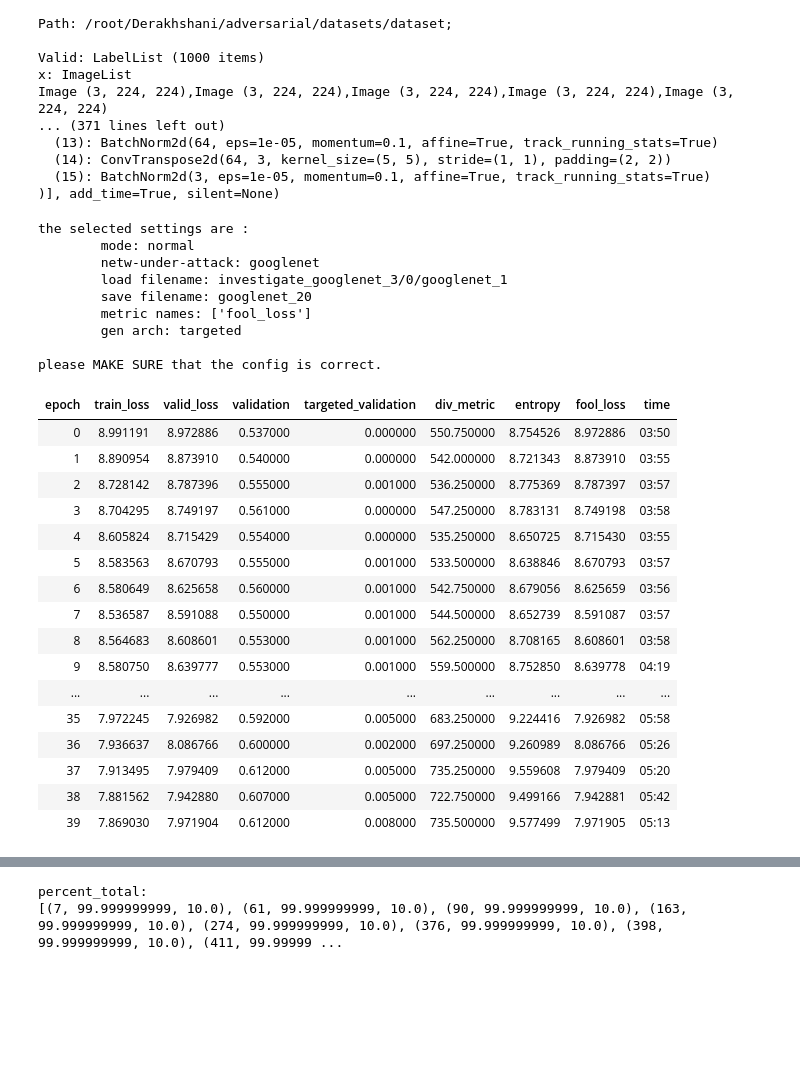
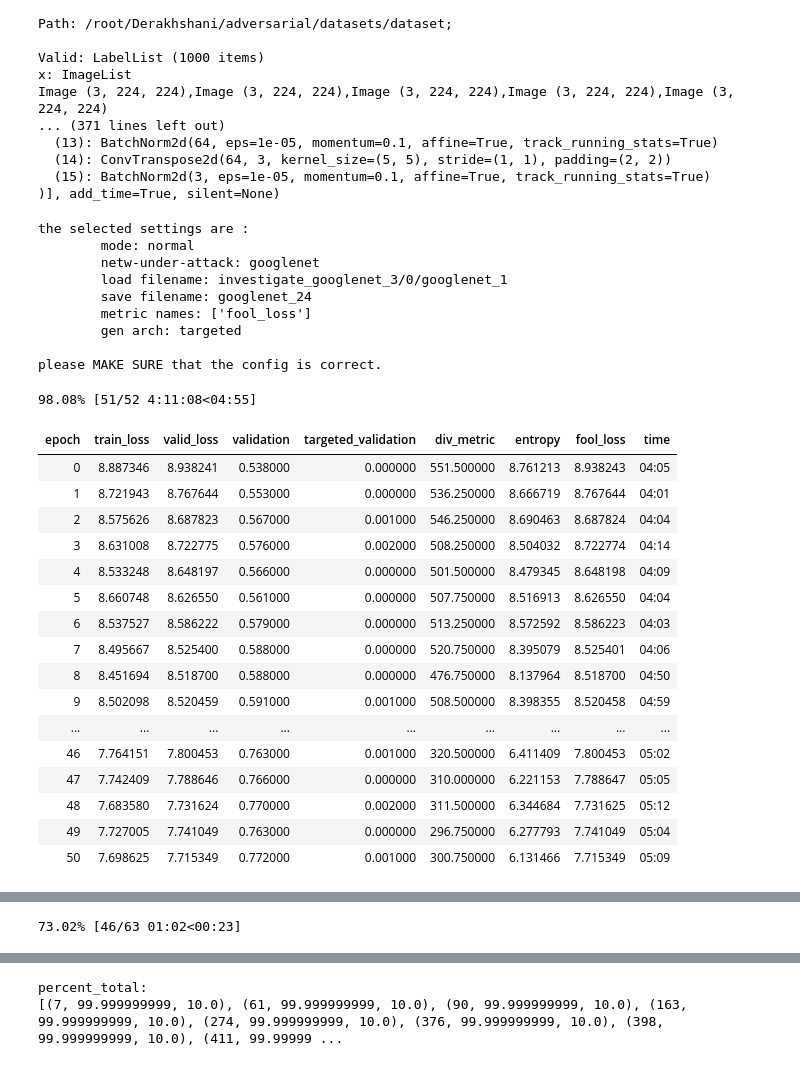
Before and after one commit to ahmad-PH/nag-notebooks, a Jupyter notebook: NAG_randomnessRemoval.ipynb, the cells around one changed output, grey strips where cells are left out. Drawn from its saved outputs; the diff is of its cells as text; code cells hidden in the pictures; blank space fills up the shorter version.

```diff
--- a/NAG_randomnessRemoval.ipynb
+++ b/NAG_randomnessRemoval.ipynb
@@ -991,7 +1019,7 @@ elif mode == "div_metric_calc":
   env.set_data_path('dataset')
   env.load_test_dataset(str(env.data_path))
 # %%
-batch_size = 32
+batch_size = 16
 gpu_flag = True
 nag_util.batch_size = batch_size; nag_util.gpu_flag = gpu_flag;
 tfms = get_transforms(do_flip=False, max_rotate=0)
@@ -1124,7 +1152,7 @@ class FileControl(LearnerCallback):
 # %%
 # env.save_filename = 'resnet50_65' #resnet50_64
 # env.save_filename = 'resnet50_17'
-env.save_filename = 'googlenet_20'
+env.save_filename = 'googlenet_24'
 
 if Path(env.get_csv_path() + '.csv').exists(): raise FileExistsError("csv_path already exists")
 if Path(env.get_models_path()).exists(): raise FileExistsError("models_path already exists")
@@ -1235,3 +1229,29 @@ class FoolingWeightScheduler(LearnerCallback):
+# %%
+class CyclicalLRScheduler(LearnerCallback):
+  def __init__(self, learn, max_lr, min_lr, cycle_len):
+    super().__init__(learn)
+    self.max_lr = max_lr
+    self.min_lr = min_lr
+    self.cycle_len = cycle_len
+
+  def on_train_begin(self, **kwargs):
+    self.n_iter_per_epoch = len(self.learn.data.train_dl)
+    self.cycle_len_iters = self.cycle_len * self.n_iter_per_epoch
+    self.learn.opt.lr = self.min_lr
+
+
+  def on_batch_end(self, iteration, train, **kwargs):
+    if train:
+      cycle_index = iteration % self.cycle_len_iters
+      half_cycle_len = self.cycle_len_iters / 2
+
+      if cycle_index < half_cycle_len:
+        new_lr = float(self.max_lr - self.min_lr) / half_cycle_len * cycle_index + self.min_lr
+      else:
+        new_lr = float(self.min_lr - self.max_lr) / half_cycle_len * (cycle_index - half_cycle_len) + self.max_lr
+
+#       print('iter: {}, lr: {}'.format(iteration, new_lr))
+      self.opt.lr = new_lr
 # %%
 try:
   load_filename
@@ -1250,7 +1270,7 @@ the selected settings are :
         mode: normal
         netw-under-attack: googlenet
         load filename: investigate_googlenet_3/0/googlenet_1
-        save filename: googlenet_20
+        save filename: googlenet_24
         metric names: ['fool_loss']
         gen arch: targeted
 
@@ -1261,46 +1281,49 @@ please MAKE SURE that the config is correct.
 # %%
 # RUN SITE
 if 'x' in env.save_filename and mode != 'sanity_check':
   raise ValueError('save_filename contains x')
 
 
 saver_best = SaveModelCallback(learn, every='improvement', monitor='validation', name=env.save_filename + "-best")
 saver_every_epoch = SaveModelCallback(learn, every='epoch', name=env.save_filename)
-fooling_weight_scheduler = FoolingWeightScheduler(learn, fooling_loss_index = 3)
+fooling_weight_scheduler = FoolingWeightScheduler(learn)
 lr_anneal = LRAnneal(learn, 1e-4)
 file_ctrl = FileControl(learn, '/root/Derakhshani/adversarial/ctrl', learn.model)
+cyclical_sched = CyclicalLRScheduler(learn, 3e-2, 6e-4, 4)
 
 callbacks = [saver_best, saver_every_epoch]
 # callbacks.append(lr_anneal)
 # callbacks.append(fooling_weight_scheduler)
 # callbacks.append(file_ctrl)
+callbacks.append(cyclical_sched)
 
-learn.fit(40, lr=1e-2, wd = 0., callbacks=callbacks)
+learn.fit(52, lr=6e-4, wd = 0., callbacks=callbacks)
 
 # with Hooks(gen, append_stats_normal) as hooks:
 #   learn.fit(1, lr=5e-03, wd = 0., callbacks=[saver_best, saver_every_epoch])
 
 # for i in range(10):
 #   learn.fit_one_cycle(7, wd = 0.,max_lr=1., div_factor = 1000.)
 
 shutil.copyfile(env.temp_csv_path + '/' + env.save_filename + ".csv", env.get_csv_path() + '.csv')
 shutil.copytree(env.data_path/env.get_learner_models_dir(), env.get_models_path())
 shutil.rmtree(env.data_path/env.get_learner_models_dir())
 # %% [output]
+98.08% [51/52 4:11:08<04:55]
 | epoch | train_loss | valid_loss | validation | targeted_validation | div_metric | entropy | fool_loss | time |
-| 0 | 8.991191 | 8.972886 | 0.537000 | 0.000000 | 550.750000 | 8.754526 | 8.972886 | 03:50 |
-| 1 | 8.890954 | 8.873910 | 0.540000 | 0.000000 | 542.000000 | 8.721343 | 8.873910 | 03:55 |
-| 2 | 8.728142 | 8.787396 | 0.555000 | 0.001000 | 536.250000 | 8.775369 | 8.787397 | 03:57 |
-| 3 | 8.704295 | 8.749197 | 0.561000 | 0.000000 | 547.250000 | 8.783131 | 8.749198 | 03:58 |
-| 4 | 8.605824 | 8.715429 | 0.554000 | 0.000000 | 535.250000 | 8.650725 | 8.715430 | 03:55 |
-| 5 | 8.583563 | 8.670793 | 0.555000 | 0.001000 | 533.500000 | 8.638846 | 8.670793 | 03:57 |
-| 6 | 8.580649 | 8.625658 | 0.560000 | 0.001000 | 542.750000 | 8.679056 | 8.625659 | 03:56 |
-| 7 | 8.536587 | 8.591088 | 0.550000 | 0.001000 | 544.500000 | 8.652739 | 8.591087 | 03:57 |
-| 8 | 8.564683 | 8.608601 | 0.553000 | 0.001000 | 562.250000 | 8.708165 | 8.608601 | 03:58 |
-| 9 | 8.580750 | 8.639777 | 0.553000 | 0.001000 | 559.500000 | 8.752850 | 8.639778 | 04:19 |
+| 0 | 8.887346 | 8.938241 | 0.538000 | 0.000000 | 551.500000 | 8.761213 | 8.938243 | 04:05 |
+| 1 | 8.721943 | 8.767644 | 0.553000 | 0.000000 | 536.250000 | 8.666719 | 8.767644 | 04:01 |
+| 2 | 8.575626 | 8.687823 | 0.567000 | 0.001000 | 546.250000 | 8.690463 | 8.687824 | 04:04 |
+| 3 | 8.631008 | 8.722775 | 0.576000 | 0.002000 | 508.250000 | 8.504032 | 8.722774 | 04:14 |
+| 4 | 8.533248 | 8.648197 | 0.566000 | 0.000000 | 501.500000 | 8.479345 | 8.648198 | 04:09 |
+| 5 | 8.660748 | 8.626550 | 0.561000 | 0.000000 | 507.750000 | 8.516913 | 8.626550 | 04:04 |
+| 6 | 8.537527 | 8.586222 | 0.579000 | 0.000000 | 513.250000 | 8.572592 | 8.586223 | 04:03 |
+| 7 | 8.495667 | 8.525400 | 0.588000 | 0.000000 | 520.750000 | 8.395079 | 8.525401 | 04:06 |
+| 8 | 8.451694 | 8.518700 | 0.588000 | 0.000000 | 476.750000 | 8.137964 | 8.518700 | 04:50 |
+| 9 | 8.502098 | 8.520459 | 0.591000 | 0.001000 | 508.500000 | 8.398355 | 8.520458 | 04:59 |
 | ... | ... | ... | ... | ... | ... | ... | ... | ... |
-| 35 | 7.972245 | 7.926982 | 0.592000 | 0.005000 | 683.250000 | 9.224416 | 7.926982 | 05:58 |
-| 36 | 7.936637 | 8.086766 | 0.600000 | 0.002000 | 697.250000 | 9.260989 | 8.086766 | 05:26 |
-| 37 | 7.913495 | 7.979409 | 0.612000 | 0.005000 | 735.250000 | 9.559608 | 7.979409 | 05:20 |
-| 38 | 7.881562 | 7.942880 | 0.607000 | 0.005000 | 722.750000 | 9.499166 | 7.942881 | 05:42 |
-| 39 | 7.869030 | 7.971904 | 0.612000 | 0.008000 | 735.500000 | 9.577499 | 7.971905 | 05:13 |
+| 46 | 7.764151 | 7.800453 | 0.763000 | 0.001000 | 320.500000 | 6.411409 | 7.800453 | 05:02 |
+| 47 | 7.742409 | 7.788646 | 0.766000 | 0.000000 | 310.000000 | 6.221153 | 7.788647 | 05:05 |
+| 48 | 7.683580 | 7.731624 | 0.770000 | 0.002000 | 311.500000 | 6.344684 | 7.731625 | 05:12 |
+| 49 | 7.727005 | 7.741049 | 0.763000 | 0.000000 | 296.750000 | 6.277793 | 7.741049 | 05:04 |
+| 50 | 7.698625 | 7.715349 | 0.772000 | 0.001000 | 300.750000 | 6.131466 | 7.715349 | 05:09 |
@@ -1323,0 +1330 @@ models_directory returned is:  models/477
+73.02% [46/63 01:02<00:23]
```
Also changed, not shown: parts of 5 cells of this notebook, 28 other files.
